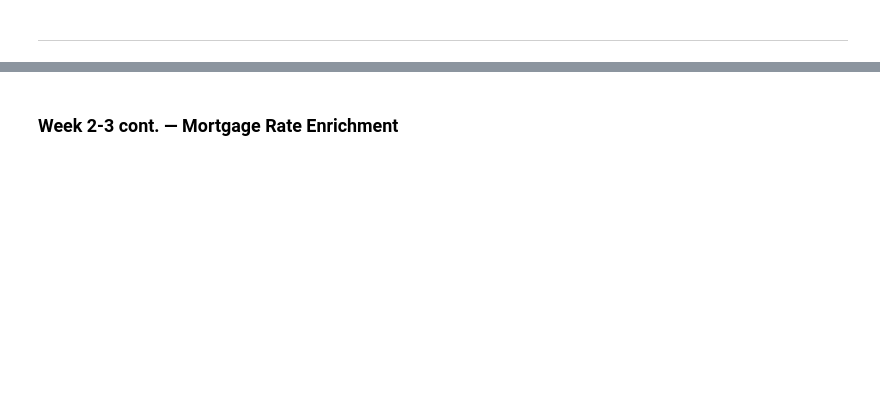
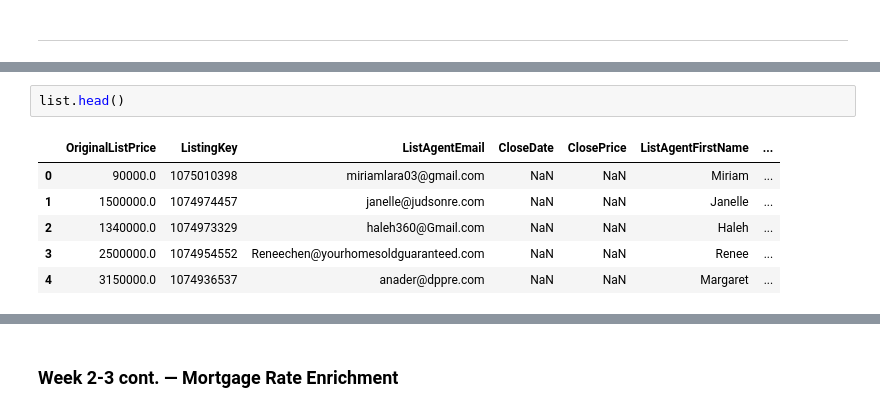
Before and after one commit to yuliLinn/IDX_YuLi, a Jupyter notebook: MLS_project_yuliLinn.ipynb, the cells around one changed output, grey strips where cells are left out. Cells and saved outputs as stored; diff of their text form; blank space fills up the shorter version.

```diff
--- a/MLS_project_yuliLinn.ipynb
+++ b/MLS_project_yuliLinn.ipynb
@@ -127,0 +289,9 @@ sold_resid.to_csv("week1_sold_resid.csv", index=False)
+# %%
+list.head()
+# %% [output]
+|  | OriginalListPrice | ListingKey | ListAgentEmail | CloseDate | ClosePrice | ListAgentFirstName | ... |
+| 0 | 90000.0 | 1075010398 | miriamlara03@gmail.com | NaN | NaN | Miriam | ... |
+| 1 | 1500000.0 | 1074974457 | janelle@judsonre.com | NaN | NaN | Janelle | ... |
+| 2 | 1340000.0 | 1074973329 | haleh360@Gmail.com | NaN | NaN | Haleh | ... |
+| 3 | 2500000.0 | 1074954552 | Reneechen@yourhomesoldguaranteed.com | NaN | NaN | Renee | ... |
+| 4 | 3150000.0 | 1074936537 | anader@dppre.com | NaN | NaN | Margaret | ... |
```
Also changed, not shown: parts of 31 cells of this notebook.
